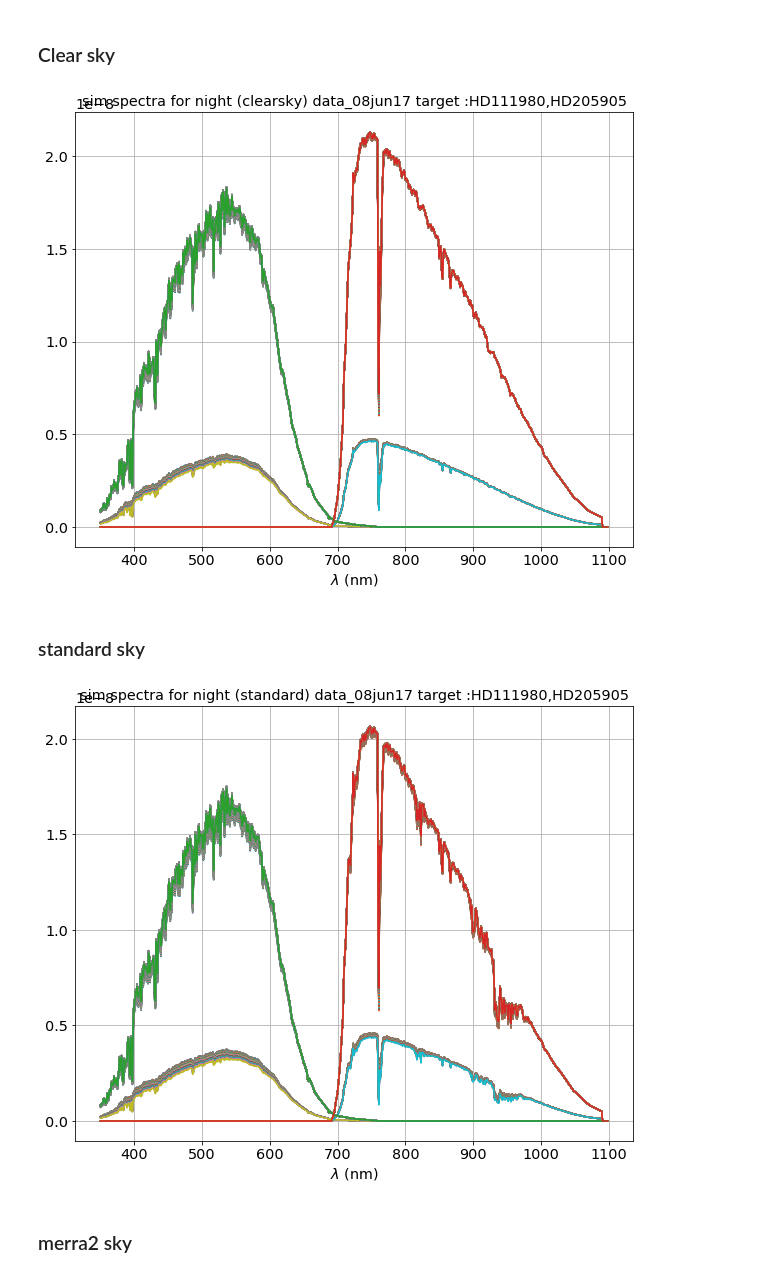
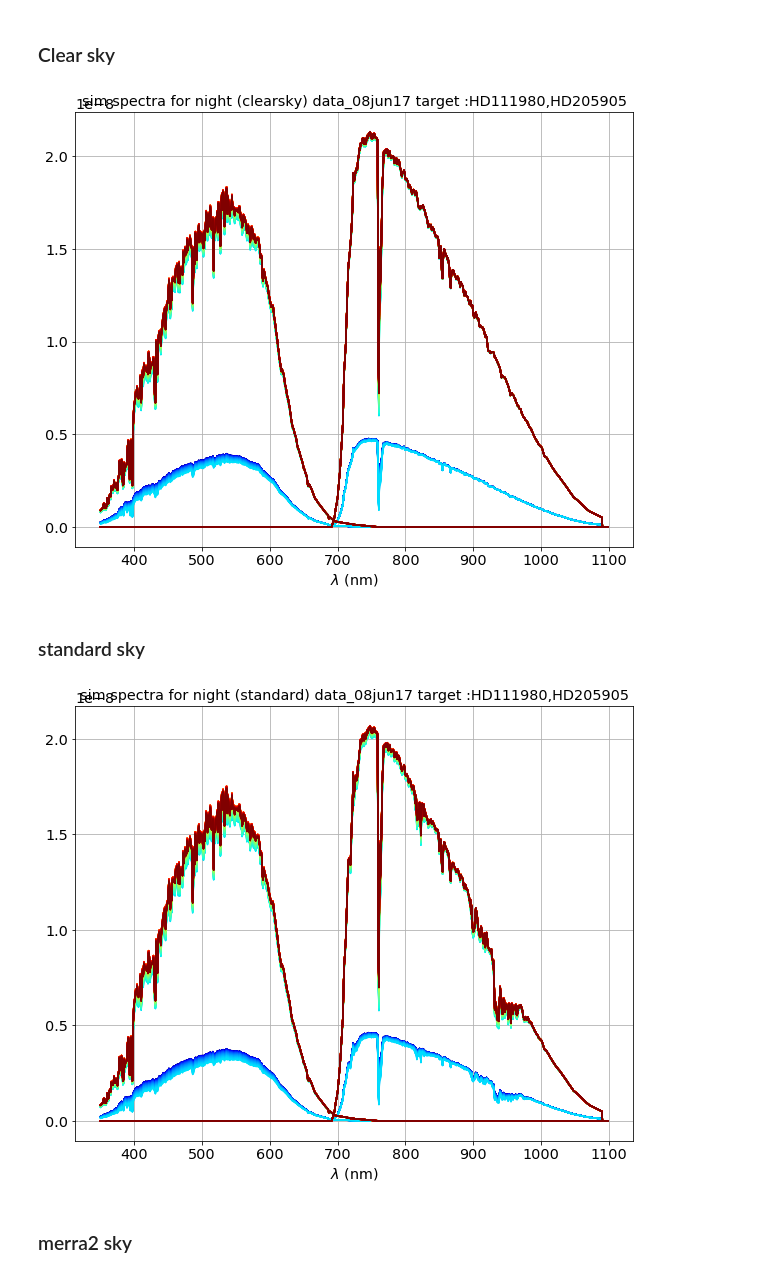
Before and after one commit to sylvielsstfr/SpectractorAnaAtm, a Jupyter notebook: ana_08jun17/GetDisperserTransmission.ipynb, the cells around one changed output. Cells and saved outputs as stored; diff of their text form; code cells hidden in the pictures.

```diff
--- a/ana_08jun17/GetDisperserTransmission.ipynb
+++ b/ana_08jun17/GetDisperserTransmission.ipynb
@@ -262,6 +294,8 @@ array([], dtype=int64)
 - keep stars **HD111980**, **HD205905**
 # %%
 sel2_obs=sel_obs.loc[sel_obs['object'].isin(['HD111980','HD205905'])]
+# %%
+sel2_obs=sel2_obs[sel2_obs.index !=57]      # REMOVE 57
 # %%
 plt.figure(figsize=(5,3))
 sns.countplot(y='object', data=sel2_obs)
@@ -355,7 +385,7 @@ SelectTagRe='^reduc_%s_([0-9]+)_spectrum.fits$' % (date)
 for ffn in all_spectrafiles:
     fn=ffn.split('/')[-1]
     sel_index= int(re.findall(SelectTagRe,fn)[0])
-    if sel_index in bad_calib_indexes:
+    if sel_index in bad_indexes.values:
         print ' remove ', fn
         file_toremove.append(ffn)
 for f in file_toremove:
@@ -366,7 +396,7 @@ SelectTagRe='^specsim_%s_([0-9]+)_spectrum.fits$' % (date)
 for ffn in all_simspectrafiles1:
     fn=ffn.split('/')[-1]
     sel_index= int(re.findall(SelectTagRe,fn)[0])
-    if sel_index in bad_calib_indexes:
+    if sel_index in bad_indexes.values:
         print ' remove ', fn
         file_toremove.append(ffn)
 for f in file_toremove:
@@ -391,7 +407,7 @@ SelectTagRe='^specsim_%s_([0-9]+)_spectrum.fits$' % (date)
 for ffn in all_simspectrafiles2:
     fn=ffn.split('/')[-1]
     sel_index= int(re.findall(SelectTagRe,fn)[0])
-    if sel_index in bad_calib_indexes:
+    if sel_index in bad_indexes.values:
         print ' remove ', fn
         file_toremove.append(ffn)
 for f in file_toremove:
@@ -541,17 +507,17 @@ SearchTagRe='^specsim_%s_([0-9]+)_spectrum.fits$' % (date)
 # %%
 thetitle="sim spectra for night (clearsky) "+All_Subdirs[idx_sel_subdir]+' target :'+list_of_objects_str
 # %%
-PlotSpectra(all_simspectrafiles1,sel2_obs,SearchTagRe,thetitle)
+PlotSpectraDataSim(all_simspectrafiles1,sel2_obs,SearchTagRe,np.zeros(len(wlshift)),thetitle,FLAG_WL_CORRECTION,Flag_corr_wl=False)
 # %% [output]
-[figure, old version]
+[figure, new version]
 # %% [markdown]
 ### standard sky
 # %%
 thetitle="sim spectra for night (standard) "+All_Subdirs[idx_sel_subdir]+' target :'+list_of_objects_str
 # %%
-PlotSpectra(all_simspectrafiles2,sel2_obs,SearchTagRe,thetitle)
+PlotSpectraDataSim(all_simspectrafiles2,sel2_obs,SearchTagRe,np.zeros(len(wlshift)),thetitle,FLAG_WL_CORRECTION,Flag_corr_wl=False)
 # %% [output]
-[figure, old version]
+[figure, new version]
 # %% [markdown]
 ### merra2 sky
 # %%
```
Also changed, not shown: parts of 55 cells of this notebook, 1 other file.
